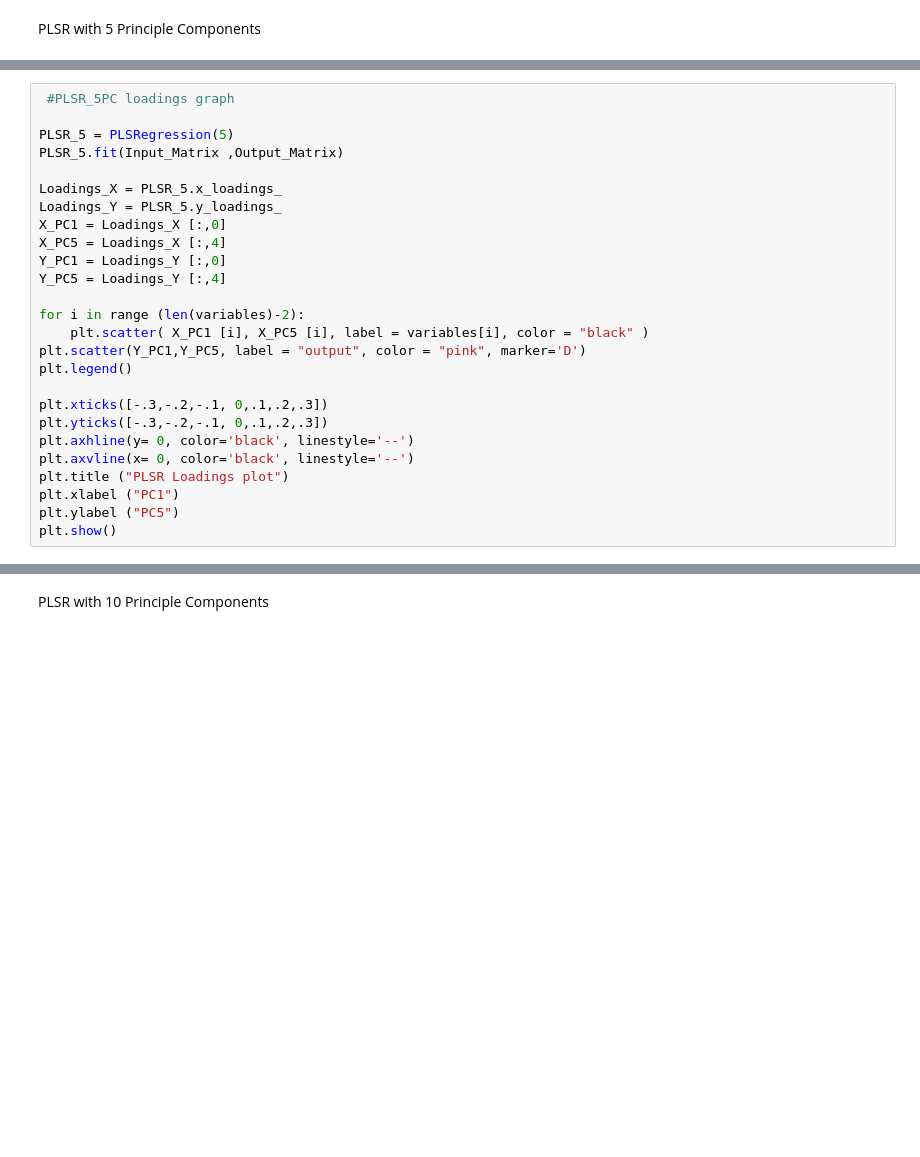
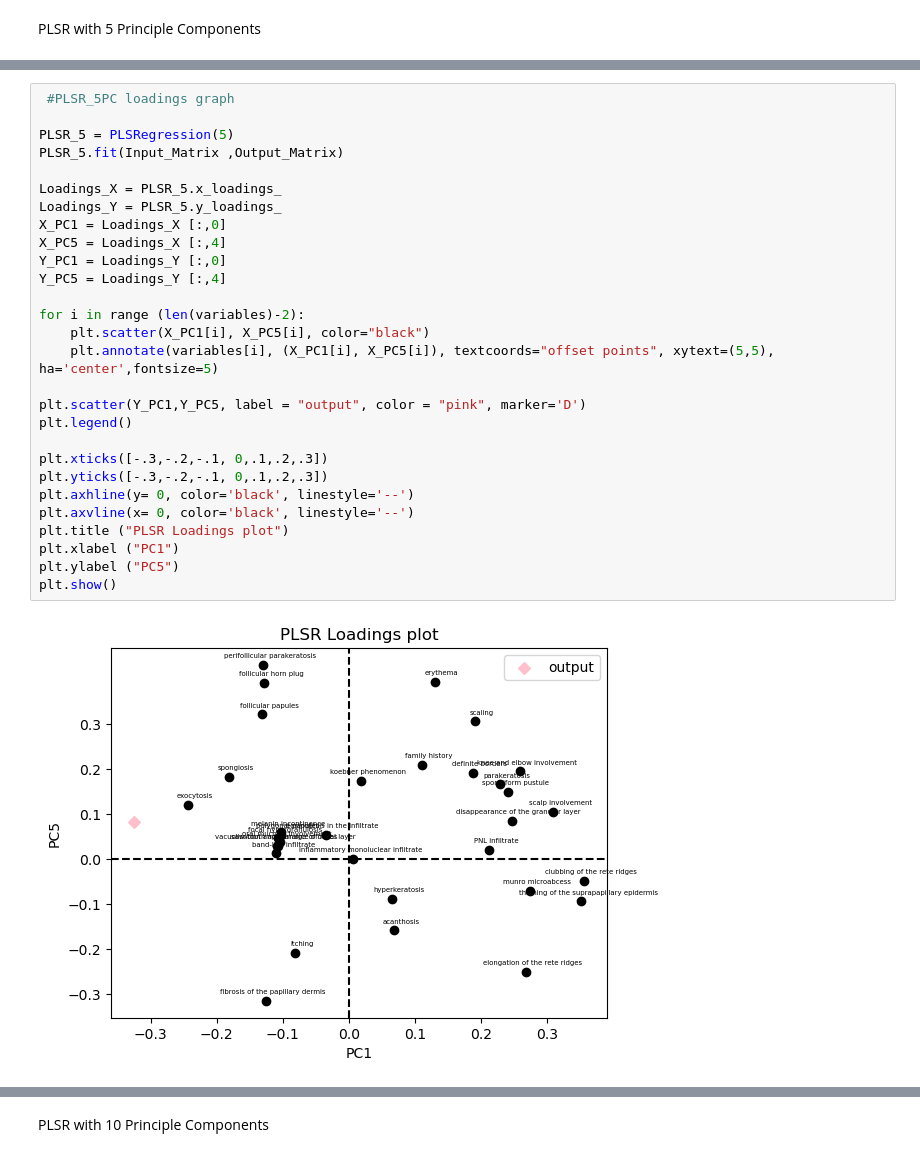
Before and after one commit to sophiawelsh/Sophia-Welsh-Joshua-Yap-Final-Project, a Jupyter notebook: Sophia Welsh, Josh Yap Final Project Notebook.ipynb, the cells around one changed output, grey strips where cells are left out. Drawn from its saved outputs; the diff is of its cells as text; blank space fills up the shorter version.

```diff
--- a/Sophia Welsh, Josh Yap Final Project Notebook.ipynb
+++ b/Sophia Welsh, Josh Yap Final Project Notebook.ipynb
@@ -750,29 +811,33 @@ plt.show()
 # %%
  #PLSR_5PC loadings graph
 
 PLSR_5 = PLSRegression(5)
 PLSR_5.fit(Input_Matrix ,Output_Matrix)
 
 Loadings_X = PLSR_5.x_loadings_
 Loadings_Y = PLSR_5.y_loadings_
 X_PC1 = Loadings_X [:,0]
 X_PC5 = Loadings_X [:,4]
 Y_PC1 = Loadings_Y [:,0]
 Y_PC5 = Loadings_Y [:,4]
 
 for i in range (len(variables)-2):
-    plt.scatter( X_PC1 [i], X_PC5 [i], label = variables[i], color = "black" )
+    plt.scatter(X_PC1[i], X_PC5[i], color="black")
+    plt.annotate(variables[i], (X_PC1[i], X_PC5[i]), textcoords="offset points", xytext=(5,5), ha='center',fontsize=5)
+
 plt.scatter(Y_PC1,Y_PC5, label = "output", color = "pink", marker='D')
 plt.legend()
 
 plt.xticks([-.3,-.2,-.1, 0,.1,.2,.3])
 plt.yticks([-.3,-.2,-.1, 0,.1,.2,.3])
 plt.axhline(y= 0, color='black', linestyle='--')
 plt.axvline(x= 0, color='black', linestyle='--')
 plt.title ("PLSR Loadings plot")
 plt.xlabel ("PC1")
 plt.ylabel ("PC5")
 plt.show()
+# %% [output]
+[figure, added]
 # %%
 # Bootstrapping PLSR_PC5
 
```
Also changed, not shown: parts of 24 cells of this notebook.
